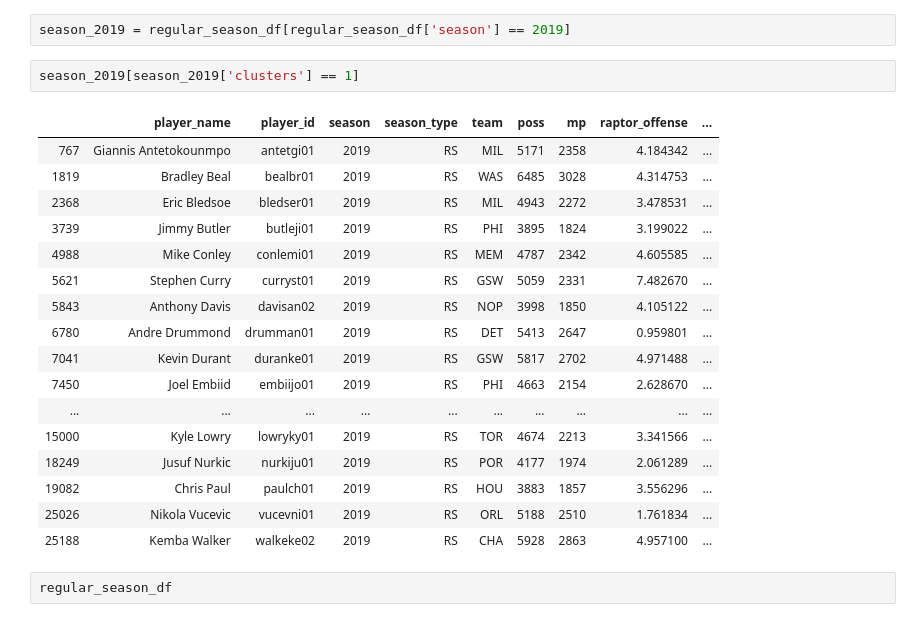
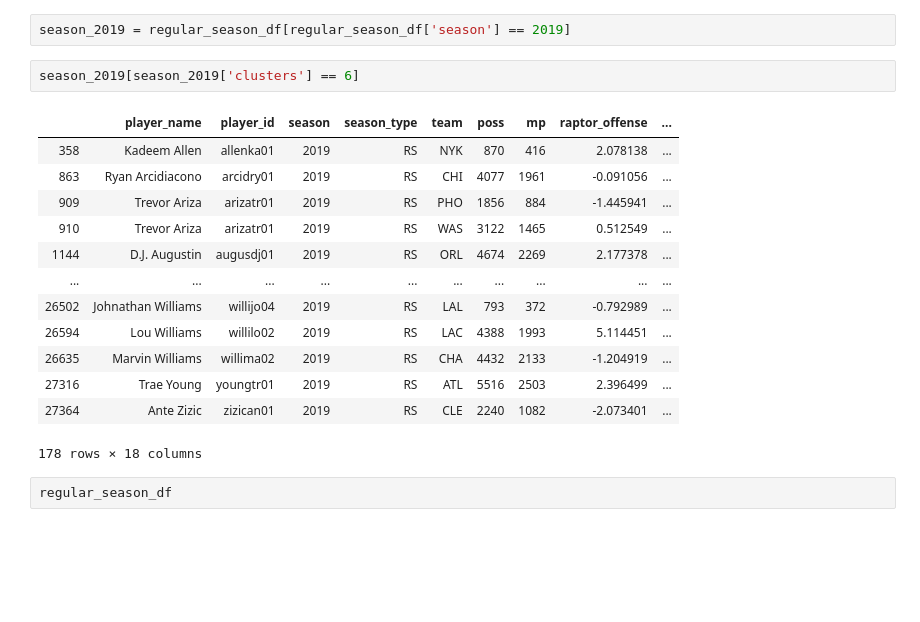
Before and after one commit to brandonmojica/nba_postion_classification, a Jupyter notebook: notebooks/raptor_all_data_cluster.ipynb, the cells around one changed output. Drawn from its saved outputs; the diff is of its cells as text; blank space fills up the shorter version.

```diff
--- a/notebooks/raptor_all_data_cluster.ipynb
+++ b/notebooks/raptor_all_data_cluster.ipynb
@@ -139,25 +151,21 @@ regular_season_df['clusters'] = y_kmeans
 # %%
 season_2019 = regular_season_df[regular_season_df['season'] == 2019]
 # %%
-season_2019[season_2019['clusters'] == 1]
+season_2019[season_2019['clusters'] == 6]
 # %% [output]
 |  | player_name | player_id | season | season_type | team | poss | mp | raptor_offense | ... |
-| 767 | Giannis Antetokounmpo | antetgi01 | 2019 | RS | MIL | 5171 | 2358 | 4.184342 | ... |
-| 1819 | Bradley Beal | bealbr01 | 2019 | RS | WAS | 6485 | 3028 | 4.314753 | ... |
-| 2368 | Eric Bledsoe | bledser01 | 2019 | RS | MIL | 4943 | 2272 | 3.478531 | ... |
-| 3739 | Jimmy Butler | butleji01 | 2019 | RS | PHI | 3895 | 1824 | 3.199022 | ... |
-| 4988 | Mike Conley | conlemi01 | 2019 | RS | MEM | 4787 | 2342 | 4.605585 | ... |
-| 5621 | Stephen Curry | curryst01 | 2019 | RS | GSW | 5059 | 2331 | 7.482670 | ... |
-| 5843 | Anthony Davis | davisan02 | 2019 | RS | NOP | 3998 | 1850 | 4.105122 | ... |
-| 6780 | Andre Drummond | drumman01 | 2019 | RS | DET | 5413 | 2647 | 0.959801 | ... |
-| 7041 | Kevin Durant | duranke01 | 2019 | RS | GSW | 5817 | 2702 | 4.971488 | ... |
-| 7450 | Joel Embiid | embiijo01 | 2019 | RS | PHI | 4663 | 2154 | 2.628670 | ... |
+| 358 | Kadeem Allen | allenka01 | 2019 | RS | NYK | 870 | 416 | 2.078138 | ... |
+| 863 | Ryan Arcidiacono | arcidry01 | 2019 | RS | CHI | 4077 | 1961 | -0.091056 | ... |
+| 909 | Trevor Ariza | arizatr01 | 2019 | RS | PHO | 1856 | 884 | -1.445941 | ... |
+| 910 | Trevor Ariza | arizatr01 | 2019 | RS | WAS | 3122 | 1465 | 0.512549 | ... |
+| 1144 | D.J. Augustin | augusdj01 | 2019 | RS | ORL | 4674 | 2269 | 2.177378 | ... |
 | ... | ... | ... | ... | ... | ... | ... | ... | ... | ... |
-| 15000 | Kyle Lowry | lowryky01 | 2019 | RS | TOR | 4674 | 2213 | 3.341566 | ... |
-| 18249 | Jusuf Nurkic | nurkiju01 | 2019 | RS | POR | 4177 | 1974 | 2.061289 | ... |
-| 19082 | Chris Paul | paulch01 | 2019 | RS | HOU | 3883 | 1857 | 3.556296 | ... |
-| 25026 | Nikola Vucevic | vucevni01 | 2019 | RS | ORL | 5188 | 2510 | 1.761834 | ... |
-| 25188 | Kemba Walker | walkeke02 | 2019 | RS | CHA | 5928 | 2863 | 4.957100 | ... |
+| 26502 | Johnathan Williams | willijo04 | 2019 | RS | LAL | 793 | 372 | -0.792989 | ... |
+| 26594 | Lou Williams | willilo02 | 2019 | RS | LAC | 4388 | 1993 | 5.114451 | ... |
+| 26635 | Marvin Williams | willima02 | 2019 | RS | CHA | 4432 | 2133 | -1.204919 | ... |
+| 27316 | Trae Young | youngtr01 | 2019 | RS | ATL | 5516 | 2503 | 2.396499 | ... |
+| 27364 | Ante Zizic | zizican01 | 2019 | RS | CLE | 2240 | 1082 | -2.073401 | ... |
+178 rows × 18 columns
 # %%
 regular_season_df
 # %% [output]
```
Also changed, not shown: parts of 5 cells of this notebook, 3 other files.
